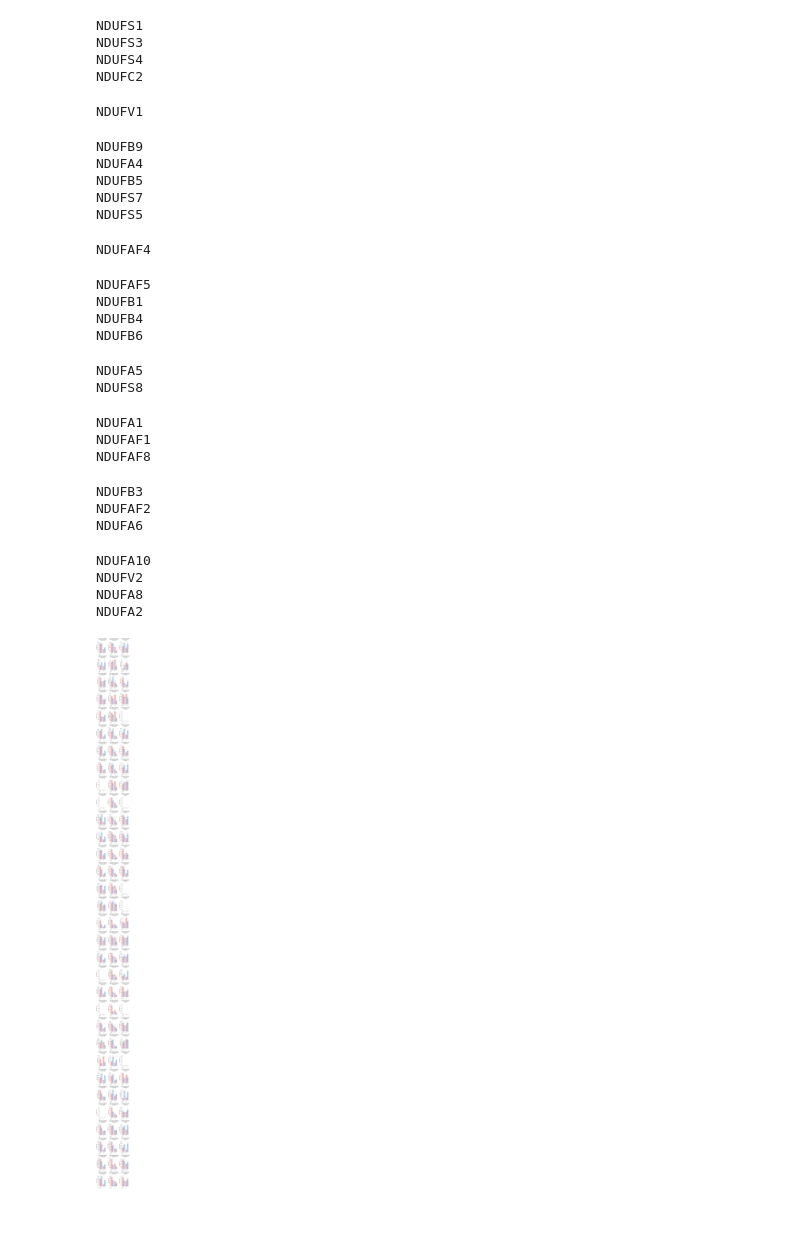
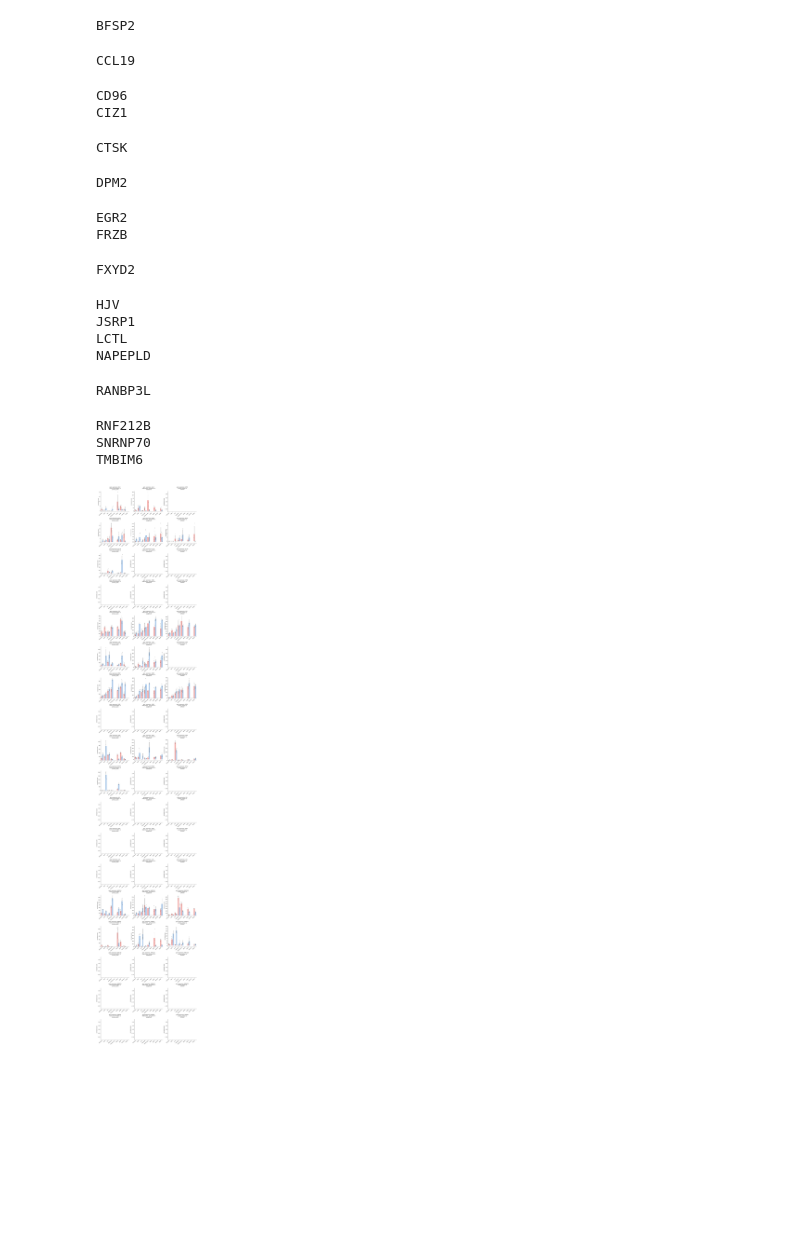
Before and after one commit to osipovarev/Expression_from_counts, a Jupyter notebook: gene_expression_from_table.ipynb, the cells around one changed output. Cells and saved outputs as stored; diff of their text form; code cells hidden in the pictures; blank space fills up the shorter version.

```diff
--- a/gene_expression_from_table.ipynb
+++ b/gene_expression_from_table.ipynb
@@ -71,14 +71,19 @@ with open('intra_extreme_genes.lst', 'r') as inf:
 # genes_essent = ['MRPL58', 'FKBP9', 'RNF111', 'SLC38A2']
 # genes_essent = ['ES1ML2', 'ADD3', 'CKB']
 dir_path = '/Users/osipova/Documents/LabDocs/Bird_transcriptomics/Transcriptome_for_NectarGenomics/Multifactor_DESeq2_results/'
-with open(dir_path + 'NDUF_genes.lst', 'r') as inf:
+# with open(dir_path + 'NDUF_genes.lst', 'r') as inf:
+#     genes_essent = inf.read().rstrip().split('\n')
+
+with open('bp_vidua_gene_losses.lst', 'r') as inf:
     genes_essent = inf.read().rstrip().split('\n')
+
+# genes_essent = ['APLN', 'FXYD2']
 # %%
 ## Plot gene expression by tissue
 # tissues = ['pectoralis', 'heart', 'liver', 'duodenum', 'palate', 'pancreas', 'kidney',
 #            'lung', 'fat', 'proventriculus', 'tongue', 'gonads' ]
-#     tissues = ['pectoralis', 'heart', 'liver', 'duodenum', 'proventriculus', 'kidney', 'palate', 'pancreas', 'tongue']
-tissues = ['pectoralis', 'liver']
+tissues = ['pectoralis', 'heart', 'liver', 'duodenum', 'proventriculus', 'kidney', 'palate', 'pancreas', 'tongue']
+# tissues = ['pectoralis', 'liver']
 
 N_genes = len(genes_essent)
 N_tissues = len(tissues)
@@ -90,7 +95,7 @@ pairs = [('Annas_hummingbird', 'common_swift'),
 
 
 ## plot
-fig, axes = plt.subplots(N_genes, N, figsize=(4.5*N_tissues, 4.5*N_genes))
+fig, axes = plt.subplots(N_genes, N, figsize=(2*N_tissues, 5.5*N_genes))
 p = sns.color_palette('pastel', n_colors=4)
 p = [p[3], p[0]]
 sns.set_palette(p)
@@ -135,7 +140,9 @@ for j in range(N_genes):
 # pdf_name = 'HEX.norm_counts.12_tissues.all_pairs.pdf'
 # pdf_name = 'rank3-4.norm_counts.ALL_tissues.all_pairs.pdf'
 # pdf_name = 'intra_not_pairwise.norm_counts.pect_liver.all_pairs.pdf'
-pdf_name = 'two_setups_deseq2_multifactor.pdf'
+# pdf_name = 'two_setups_deseq2_multifactor.pdf'
 
-# fig.savefig(pdf_name, bbox_inches='tight')
+pdf_name = 'bp_vidua_gene_losses.pdf'
+
+fig.savefig(pdf_name, bbox_inches='tight')
 # %% [output]
@@ -147,31 +150,21 @@ NDUFB8
-NDUFS1
-NDUFS3
-NDUFS4
-NDUFC2
+BFSP2
-NDUFV1
+CCL19
-NDUFB9
-NDUFA4
-NDUFB5
-NDUFS7
-NDUFS5
+CD96
+CIZ1
-NDUFAF4
+CTSK
-NDUFAF5
-NDUFB1
-NDUFB4
-NDUFB6
+DPM2
-NDUFA5
-NDUFS8
+EGR2
+FRZB
-NDUFA1
-NDUFAF1
-NDUFAF8
+FXYD2
-NDUFB3
-NDUFAF2
-NDUFA6
+HJV
+JSRP1
+LCTL
+NAPEPLD
-NDUFA10
-NDUFV2
-NDUFA8
-NDUFA2
+RANBP3L
+RNF212B
+SNRNP70
+TMBIM6
-[figure, old version]
+[figure, new version]
 # %% [markdown]
 #
 # %%
```
Also changed, not shown: parts of 1 cell of this notebook, 1 other file.
